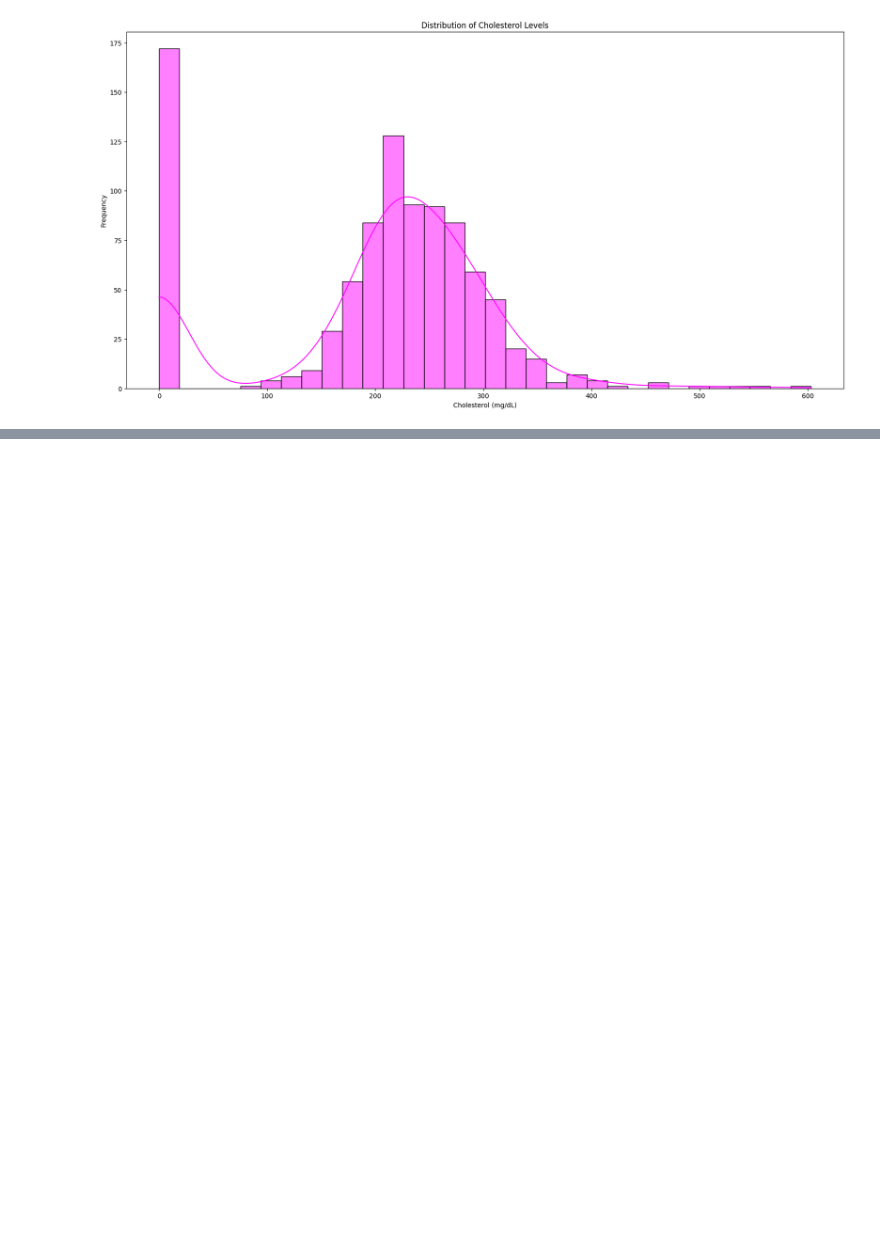
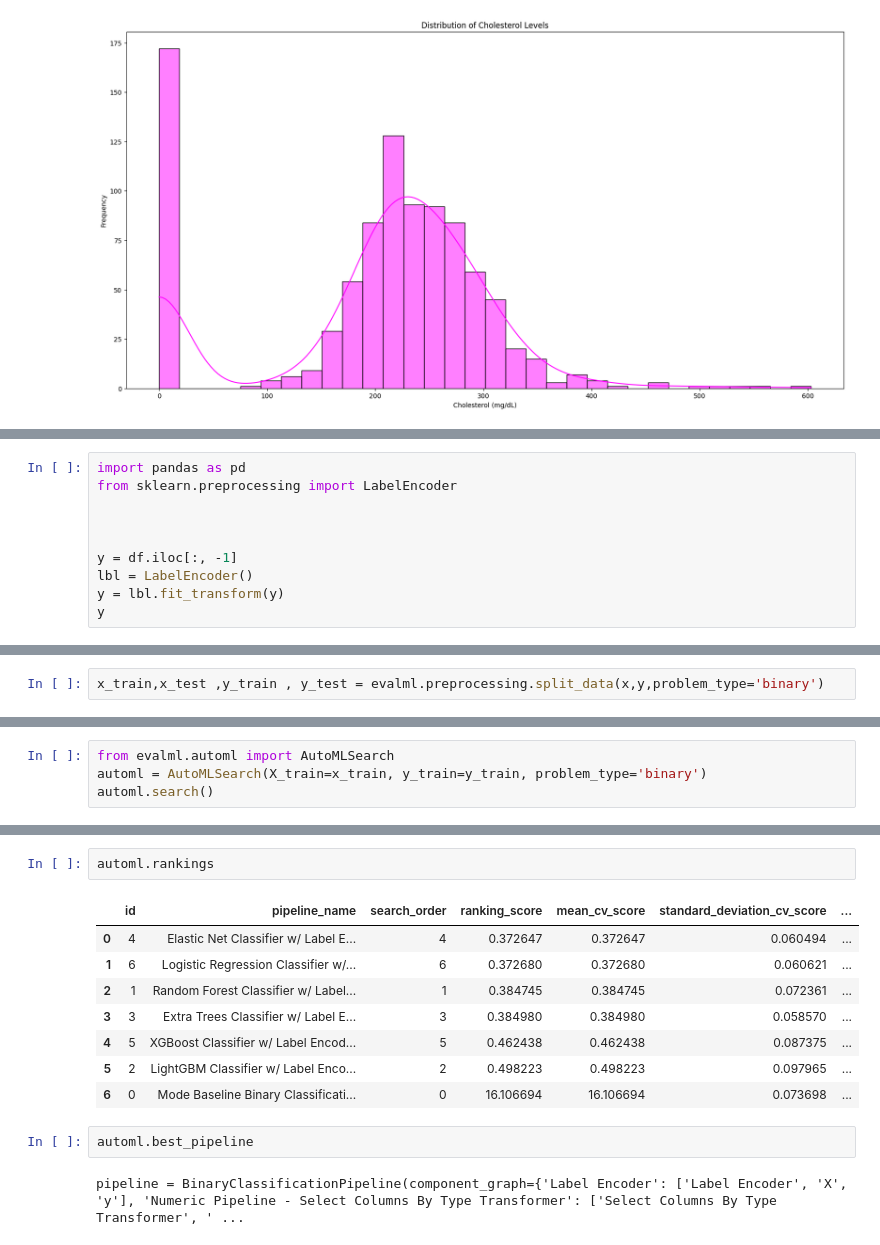
Before and after one commit to Cyprian-The-Analyst/Heart-disease-predictor, a Jupyter notebook: Untitled1.ipynb, the cells around one changed output, grey strips where cells are left out. Drawn from its saved outputs; the diff is of its cells as text; blank space fills up the shorter version.

```diff
--- a/Untitled1.ipynb
+++ b/Untitled1.ipynb
@@ -207,0 +271,10 @@ plt.show()
+# %%
+import pandas as pd
+from sklearn.preprocessing import LabelEncoder
+
+
+
+y = df.iloc[:, -1]
+lbl = LabelEncoder()
+y = lbl.fit_transform(y)
+y
@@ -207,0 +305,2 @@ plt.show()
+# %%
+x_train,x_test ,y_train , y_test = evalml.preprocessing.split_data(x,y,problem_type='binary')
@@ -207,0 +319,4 @@ plt.show()
+# %%
+from evalml.automl import AutoMLSearch
+automl = AutoMLSearch(X_train=x_train, y_train=y_train, problem_type='binary')
+automl.search()
@@ -207,0 +342,15 @@ plt.show()
+# %%
+automl.rankings
+# %% [output]
+|  | id | pipeline_name | search_order | ranking_score | mean_cv_score | standard_deviation_cv_score | ... |
+| 0 | 4 | Elastic Net Classifier w/ Label E... | 4 | 0.372647 | 0.372647 | 0.060494 | ... |
+| 1 | 6 | Logistic Regression Classifier w/... | 6 | 0.372680 | 0.372680 | 0.060621 | ... |
+| 2 | 1 | Random Forest Classifier w/ Label... | 1 | 0.384745 | 0.384745 | 0.072361 | ... |
+| 3 | 3 | Extra Trees Classifier w/ Label E... | 3 | 0.384980 | 0.384980 | 0.058570 | ... |
+| 4 | 5 | XGBoost Classifier w/ Label Encod... | 5 | 0.462438 | 0.462438 | 0.087375 | ... |
+| 5 | 2 | LightGBM Classifier w/ Label Enco... | 2 | 0.498223 | 0.498223 | 0.097965 | ... |
+| 6 | 0 | Mode Baseline Binary Classificati... | 0 | 16.106694 | 16.106694 | 0.073698 | ... |
+# %%
+automl.best_pipeline
+# %% [output]
+pipeline = BinaryClassificationPipeline(component_graph={'Label Encoder': ['Label Encoder', 'X', 'y'], 'Numeric Pipeline - Select Columns By Type Transformer': ['Select Columns By Type Transformer', ' ...
```
Also changed, not shown: parts of 28 cells of this notebook.
